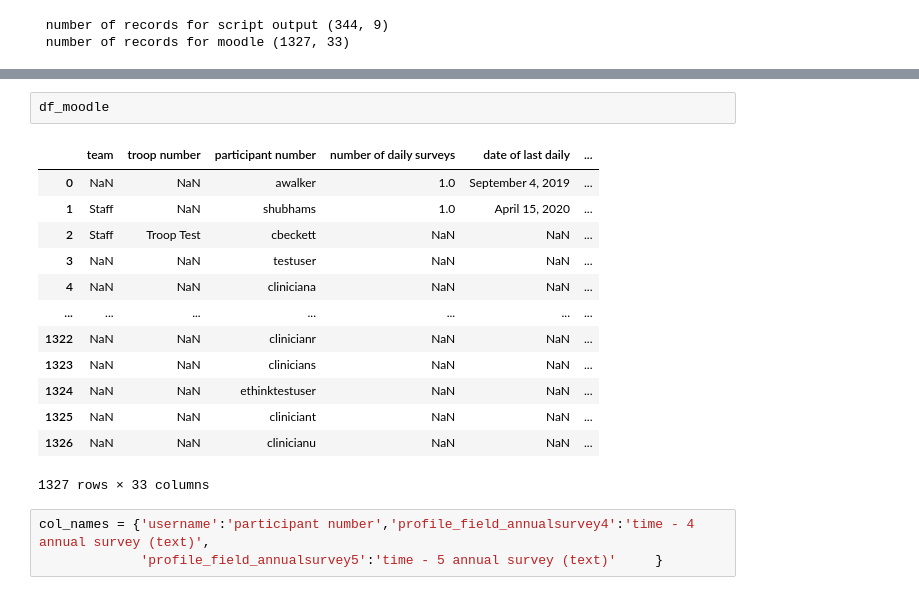
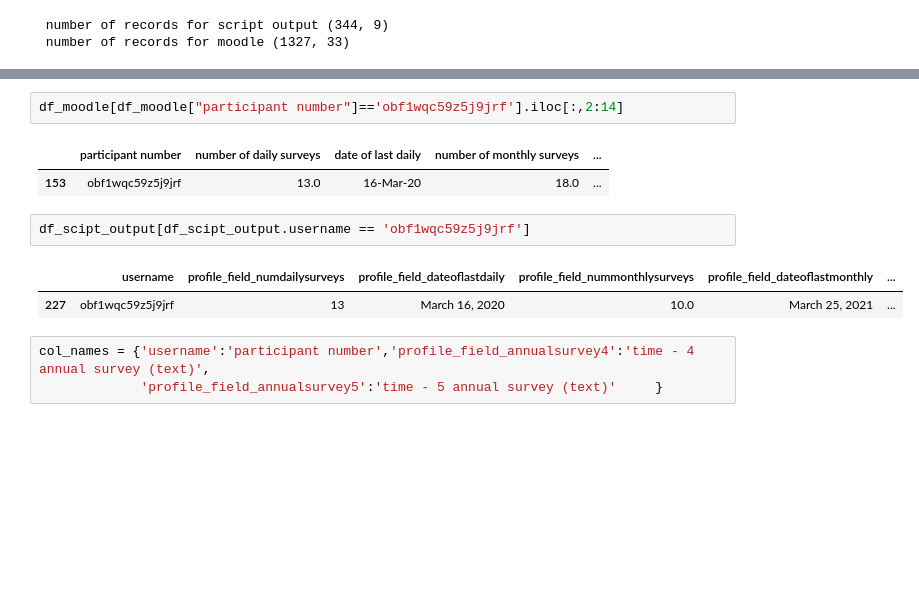
Before and after one commit to CCJS-UofR/GAP-implementation-for-Annual-survey, a Jupyter notebook: gap_matching_script.ipynb, the cells around one changed output, grey strips where cells are left out. Drawn from its saved outputs; the diff is of its cells as text; blank space fills up the shorter version.

```diff
--- a/gap_matching_script.ipynb
+++ b/gap_matching_script.ipynb
@@ -104,19 +67,13 @@ df_moodle.set_index("participant number").loc[df_scipt_output.username]
-# %%
-df_moodle
-# %% [output]
-|  | team | troop number | participant number | number of daily surveys | date of last daily | ... |
-| 0 | NaN | NaN | awalker | 1.0 | September 4, 2019 | ... |
-| 1 | Staff | NaN | shubhams | 1.0 | April 15, 2020 | ... |
-| 2 | Staff | Troop Test | cbeckett | NaN | NaN | ... |
-| 3 | NaN | NaN | testuser | NaN | NaN | ... |
-| 4 | NaN | NaN | cliniciana | NaN | NaN | ... |
-| ... | ... | ... | ... | ... | ... | ... |
-| 1322 | NaN | NaN | clinicianr | NaN | NaN | ... |
-| 1323 | NaN | NaN | clinicians | NaN | NaN | ... |
-| 1324 | NaN | NaN | ethinktestuser | NaN | NaN | ... |
-| 1325 | NaN | NaN | cliniciant | NaN | NaN | ... |
-| 1326 | NaN | NaN | clinicianu | NaN | NaN | ... |
-1327 rows × 33 columns
+# %%
+df_moodle[df_moodle["participant number"]=='obf1wqc59z5j9jrf'].iloc[:,2:14]
+# %% [output]
+|  | participant number | number of daily surveys | date of last daily | number of monthly surveys | ... |
+| 153 | obf1wqc59z5j9jrf | 13.0 | 16-Mar-20 | 18.0 | ... |
+# %%
+df_scipt_output[df_scipt_output.username == 'obf1wqc59z5j9jrf']
+# %% [output]
+|  | username | profile_field_numdailysurveys | profile_field_dateoflastdaily | profile_field_nummonthlysurveys | profile_field_dateoflastmonthly | ... |
+| 227 | obf1wqc59z5j9jrf | 13 | March 16, 2020 | 10.0 | March 25, 2021 | ... |
 # %%
 col_names = {'username':'participant number','profile_field_annualsurvey4':'time - 4 annual survey (text)',
              'profile_field_annualsurvey5':'time - 5 annual survey (text)'     }
```
Also changed, not shown: parts of 12 cells of this notebook, 1 other file.
